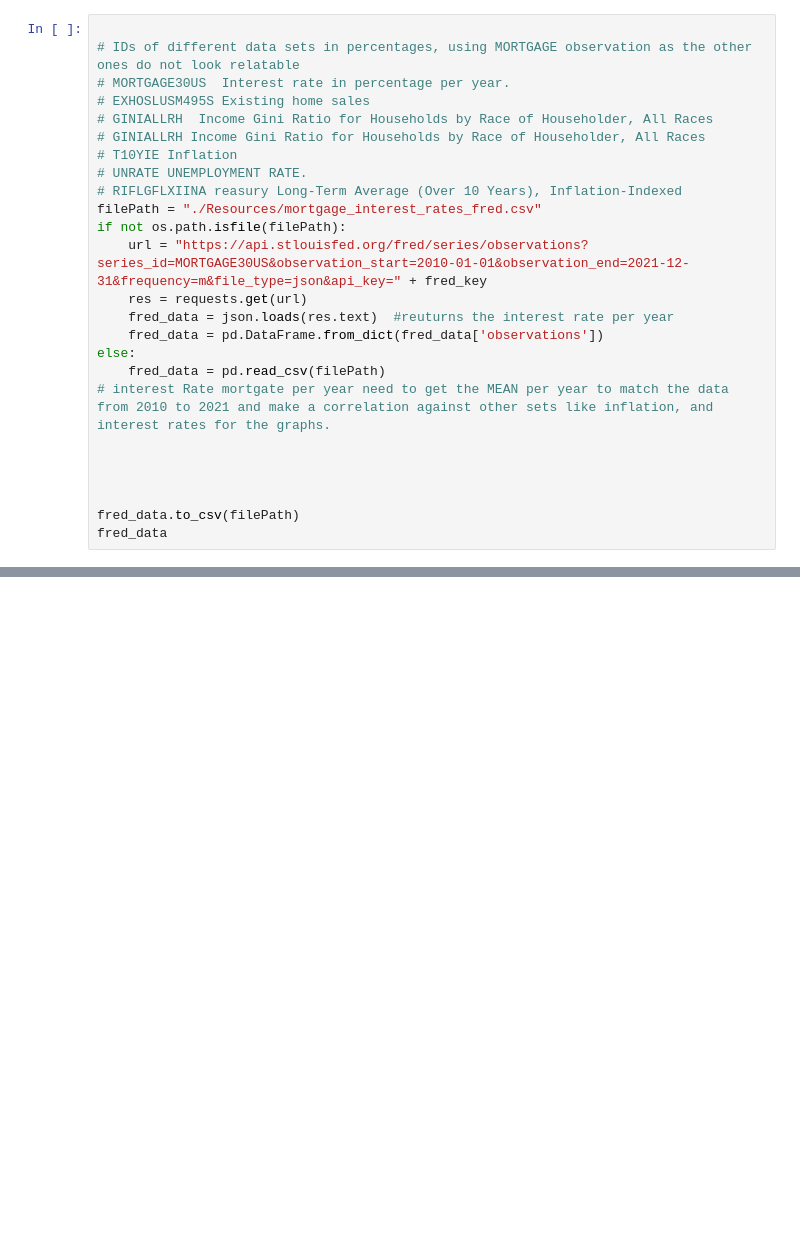
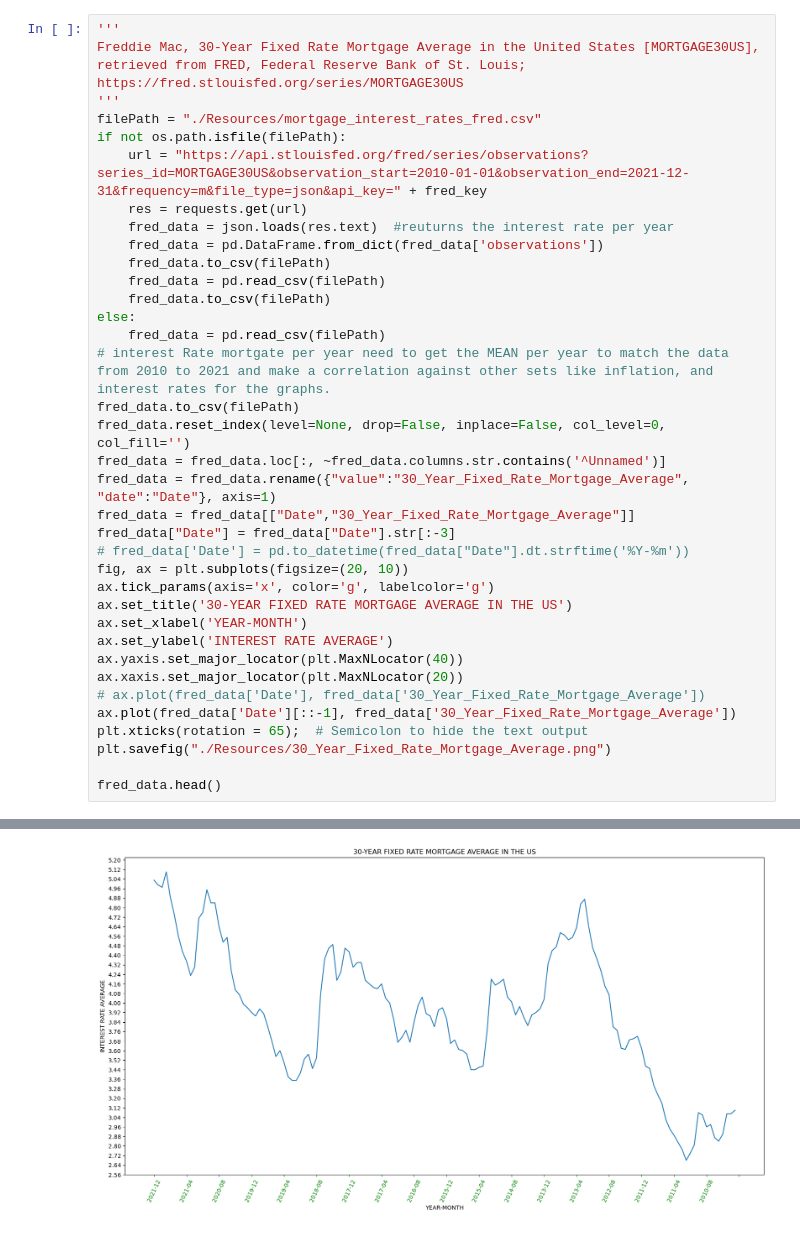
Before and after one commit to gusibis/main, a Jupyter notebook: project1.ipynb, the cells around one changed output, grey strips where cells are left out. Saved outputs shown, nothing was run; the diff lists cells and outputs as text; blank space fills up the shorter version.

```diff
--- a/project1.ipynb
+++ b/project1.ipynb
@@ -16,27 +17,40 @@ nasdaqdatalink.ApiConfig.api_key = nasdaq_key
 import os
 # API keys obtained from  https://fred.stlouisfed.org/docs/api/fred/ and https://www.bls.gov/developers/home.htm and https://data.nasdaq.com/ using nasdaqdatalink lib is a bit easier, documentation is here https://pypi.org/project/Nasdaq-Data-Link/
 # %%
-
-# IDs of different data sets in percentages, using MORTGAGE observation as the other ones do not look relatable
-# MORTGAGE30US  Interest rate in percentage per year.
-# EXHOSLUSM495S Existing home sales
-# GINIALLRH  Income Gini Ratio for Households by Race of Householder, All Races
-# GINIALLRH Income Gini Ratio for Households by Race of Householder, All Races
-# T10YIE Inflation
-# UNRATE UNEMPLOYMENT RATE.
-# RIFLGFLXIINA reasury Long-Term Average (Over 10 Years), Inflation-Indexed
+'''
+Freddie Mac, 30-Year Fixed Rate Mortgage Average in the United States [MORTGAGE30US],
+retrieved from FRED, Federal Reserve Bank of St. Louis; https://fred.stlouisfed.org/series/MORTGAGE30US
+'''
 filePath = "./Resources/mortgage_interest_rates_fred.csv"
 if not os.path.isfile(filePath):
     url = "https://api.stlouisfed.org/fred/series/observations?series_id=MORTGAGE30US&observation_start=2010-01-01&observation_end=2021-12-31&frequency=m&file_type=json&api_key=" + fred_key
     res = requests.get(url)
     fred_data = json.loads(res.text)  #reuturns the interest rate per year
     fred_data = pd.DataFrame.from_dict(fred_data['observations'])
+    fred_data.to_csv(filePath)
+    fred_data = pd.read_csv(filePath)
+    fred_data.to_csv(filePath)
 else:
     fred_data = pd.read_csv(filePath)
 # interest Rate mortgate per year need to get the MEAN per year to match the data from 2010 to 2021 and make a correlation against other sets like inflation, and interest rates for the graphs.
+fred_data.to_csv(filePath)
+fred_data.reset_index(level=None, drop=False, inplace=False, col_level=0, col_fill='')
+fred_data = fred_data.loc[:, ~fred_data.columns.str.contains('^Unnamed')]
+fred_data = fred_data.rename({"value":"30_Year_Fixed_Rate_Mortgage_Average", "date":"Date"}, axis=1)
+fred_data = fred_data[["Date","30_Year_Fixed_Rate_Mortgage_Average"]]
+fred_data["Date"] = fred_data["Date"].str[:-3]
+# fred_data['Date'] = pd.to_datetime(fred_data["Date"].dt.strftime('%Y-%m'))
+fig, ax = plt.subplots(figsize=(20, 10))
+ax.tick_params(axis='x', color='g', labelcolor='g')
+ax.set_title('30-YEAR FIXED RATE MORTGAGE AVERAGE IN THE US')
+ax.set_xlabel('YEAR-MONTH')
+ax.set_ylabel('INTEREST RATE AVERAGE')
+ax.yaxis.set_major_locator(plt.MaxNLocator(40))
+ax.xaxis.set_major_locator(plt.MaxNLocator(20))
+# ax.plot(fred_data['Date'], fred_data['30_Year_Fixed_Rate_Mortgage_Average'])
+ax.plot(fred_data['Date'][::-1], fred_data['30_Year_Fixed_Rate_Mortgage_Average'])
+plt.xticks(rotation = 65);  # Semicolon to hide the text output
+plt.savefig("./Resources/30_Year_Fixed_Rate_Mortgage_Average.png")
 
-
-
-
-fred_data.to_csv(filePath)
-fred_data
+fred_data.head()
+# %% [output]
@@ -42,0 +63 @@ fred_data
+[figure, added]
```
Also changed, not shown: parts of 16 cells of this notebook, 18 other files.
